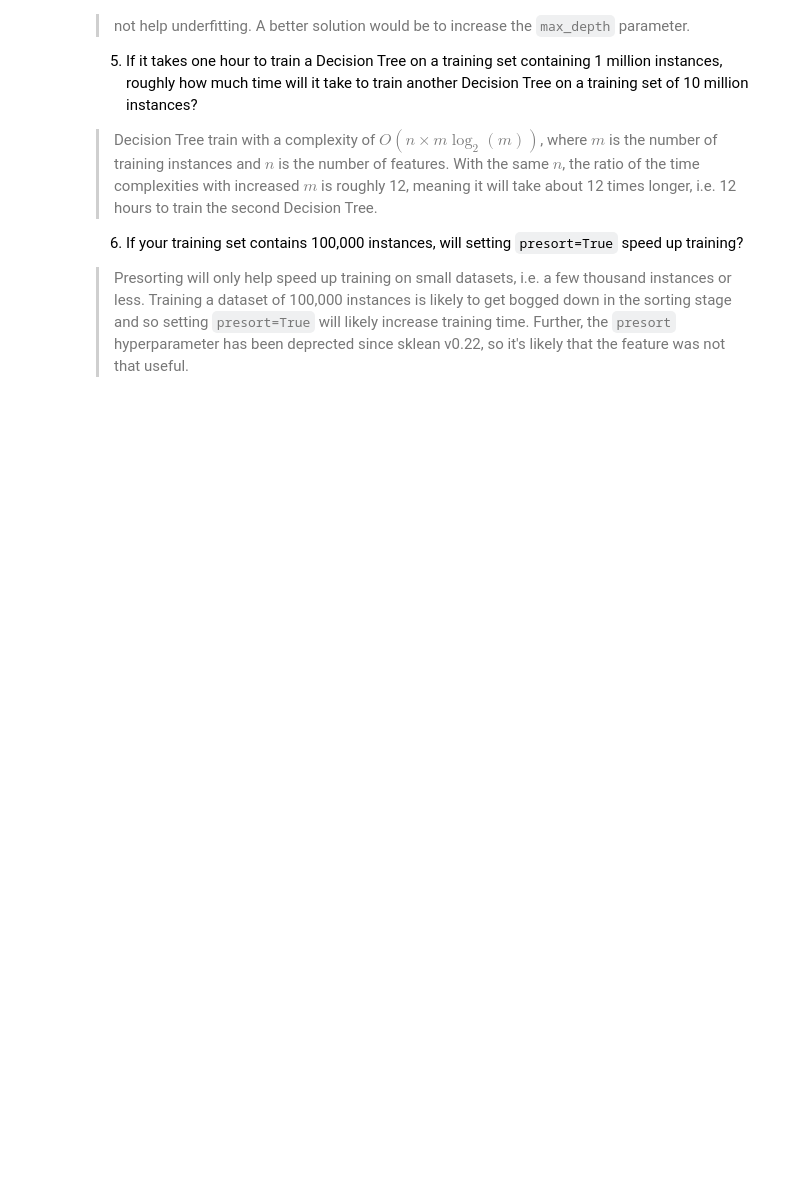
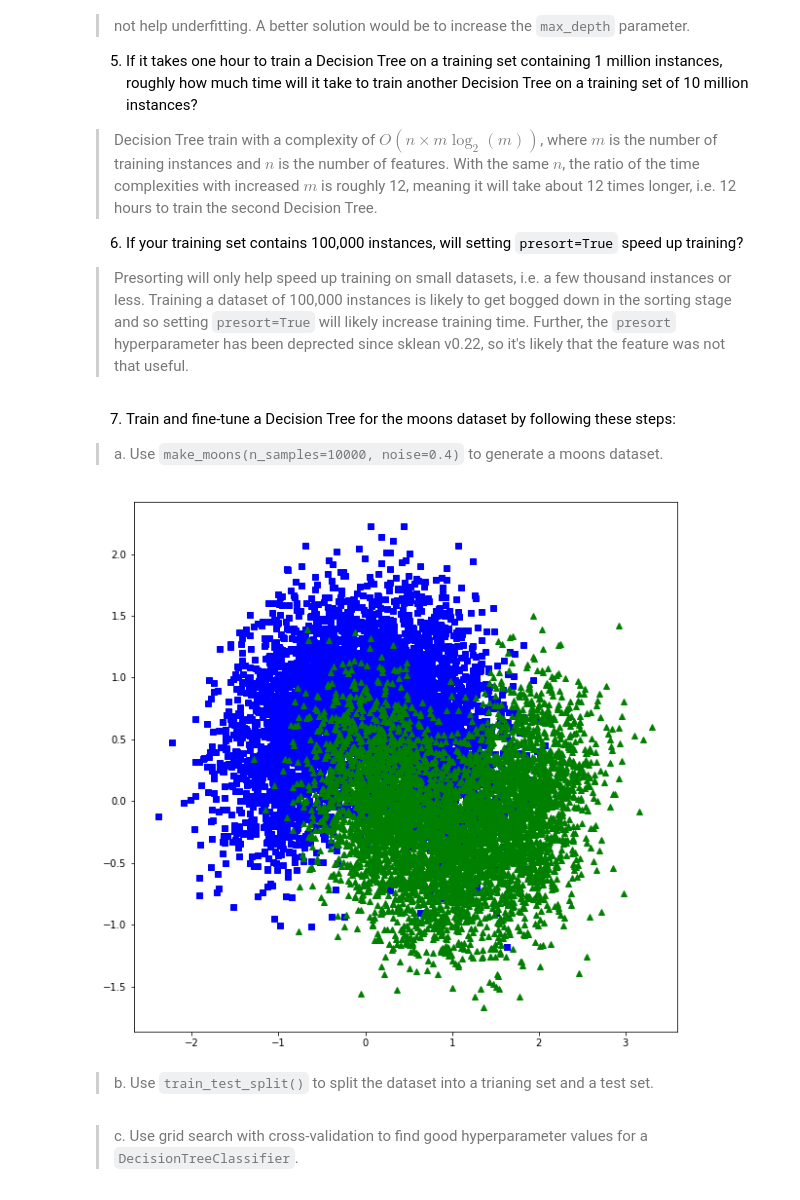
Before and after one commit to achi113s/MLBook, a Jupyter notebook: Ch6DecisionTrees.ipynb, the cells around one changed output. Saved outputs shown, nothing was run; the diff lists cells and outputs as text; code cells hidden in the pictures; blank space fills up the shorter version.

```diff
--- a/Ch6DecisionTrees.ipynb
+++ b/Ch6DecisionTrees.ipynb
@@ -10,6 +10,7 @@ First, let's traing a `DecisionTreeClassifier` on the iris dataset:
 from sklearn.datasets import load_iris
 from sklearn.tree import DecisionTreeClassifier
 
+RANDOM_STATE = 42
 
 iris = load_iris()
 X = iris.data[:, 2:]  # get petal length and width
@@ -129,3 +130,20 @@ More generally, the issue with decision trees is that they have a pretty high va
 
 6. If your training set contains 100,000 instances, will setting `presort=True` speed up training?
 > Presorting will only help speed up training on small datasets, i.e. a few thousand instances or less. Training a dataset of 100,000 instances is likely to get bogged down in the sorting stage and so setting `presort=True` will likely increase training time. Further, the `presort` hyperparameter has been deprected since sklean v0.22, so it's likely that the feature was not that useful.
+# %% [markdown]
+7. Train and fine-tune a Decision Tree for the moons dataset by following these steps:
+> a. Use `make_moons(n_samples=10000, noise=0.4)` to generate a moons dataset.
+# %%
+from sklearn.datasets import make_moons
+
+X, y = make_moons(n_samples=10000, noise=0.4, random_state=RANDOM_STATE)
+# %%
+plt.figure(figsize=(10,10))
+plt.plot(X[:, 0][y==0], X[:, 1][y==0], "bs")
+plt.plot(X[:, 0][y==1], X[:, 1][y==1], "g^")
+
+plt.show()
+# %% [output]
+[figure, added]
+# %% [markdown]
+> b. Use `train_test_split()` to split the dataset into a trianing set and a test set.
@@ -131,0 +154,2 @@ More generally, the issue with decision trees is that they have a pretty high va
+# %% [markdown]
+> c. Use grid search with cross-validation to find good hyperparameter values for a `DecisionTreeClassifier`.
```
Also changed, not shown: parts of 5 cells of this notebook.
